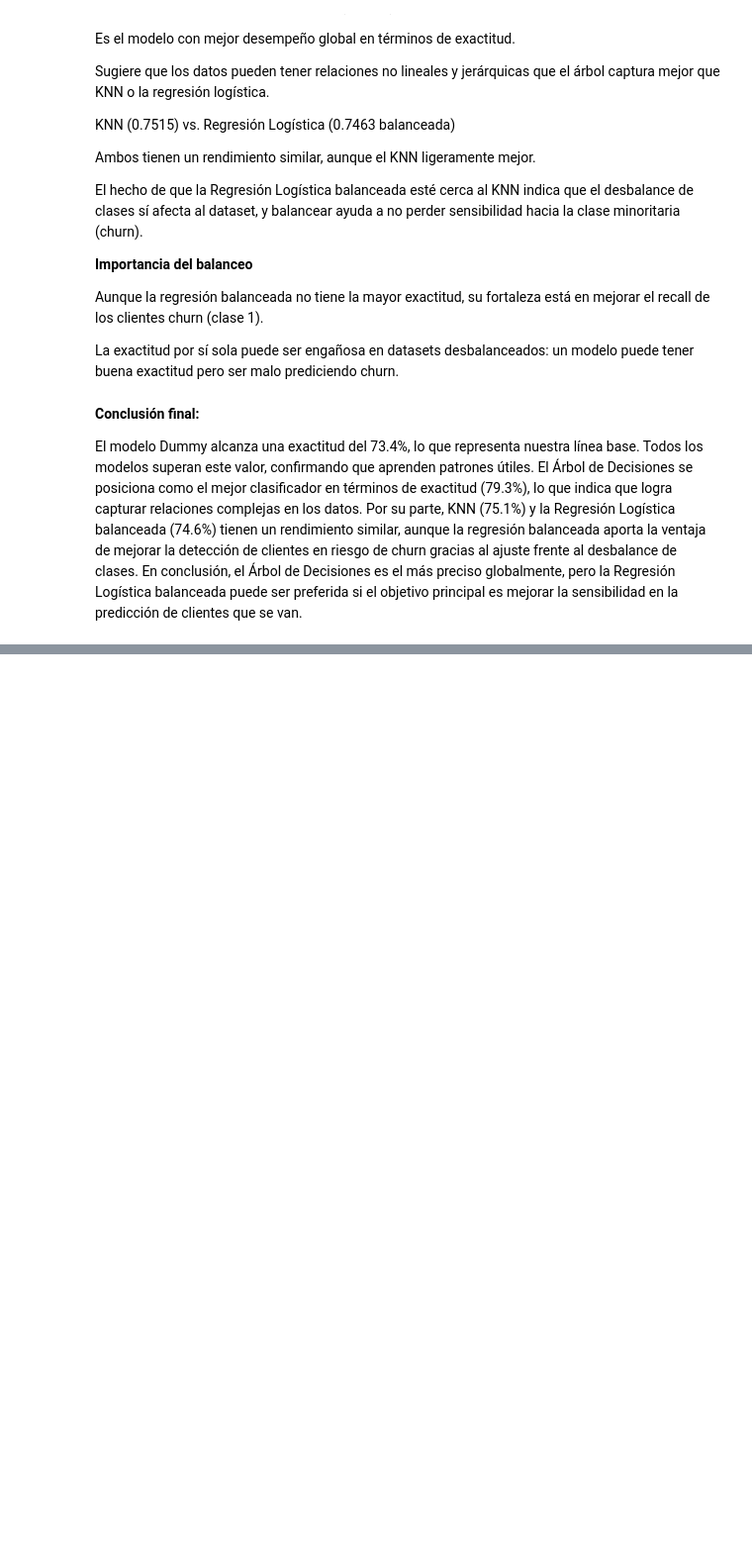
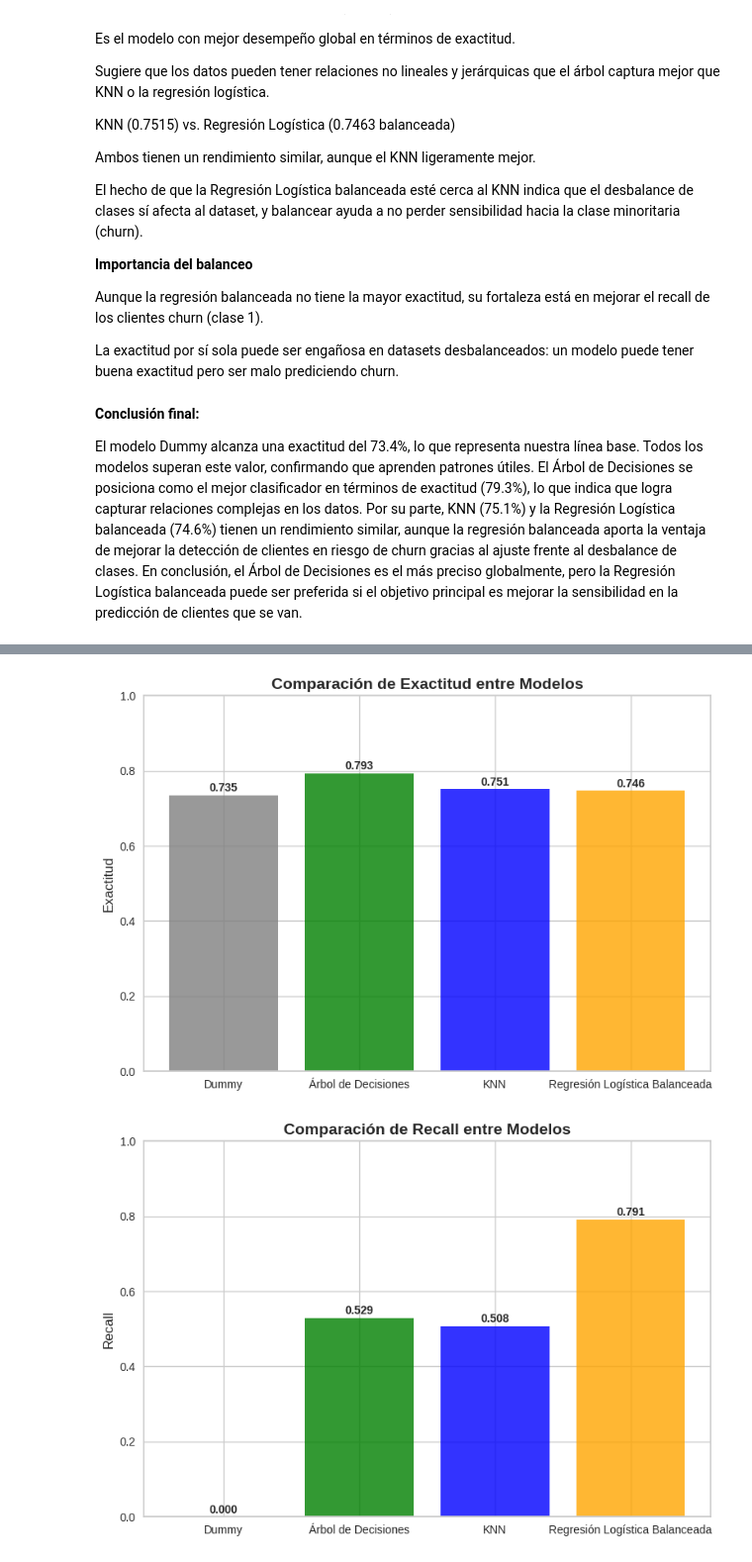
Before and after one commit to Starleen1996/TelecomX_Parte2_Latam_Predicci-n_Modelos, a Jupyter notebook: TelecomX_LATAM_Parte2_Predicción_Modelos_Actualizado.ipynb, the cells around one changed output, grey strips where cells are left out. Shown at 99% size. Drawn from its saved outputs; the diff is of its cells as text; code cells hidden in the pictures; blank space fills up the shorter version.

```diff
--- a/TelecomX_LATAM_Parte2_Predicción_Modelos_Actualizado.ipynb
+++ b/TelecomX_LATAM_Parte2_Predicción_Modelos_Actualizado.ipynb
@@ -1061,0 +1200,42 @@ El modelo Dummy alcanza una exactitud del 73.4%, lo que representa nuestra líne
+# %%
+import matplotlib.pyplot as plt
+
+# Datos de ejemplo (reemplázalos con tus valores reales)
+nombres = ['Dummy', 'Árbol de Decisiones', 'KNN', 'Regresión Logística Balanceada']
+exactitudes = [0.7345, 0.7931, 0.7515, 0.7463]   # tus valores calculados
+recalls = [0.0000, 0.5294, 0.5080, 0.7914]       # tus valores calculados
+
+# ---------- GRÁFICO DE EXACTITUD ----------
+plt.figure(figsize=(9,6))
+bars = plt.bar(nombres, exactitudes, color=["gray", "green", "blue", "orange"], alpha=0.8)
+plt.ylabel("Exactitud", fontsize=12)
+plt.title("Comparación de Exactitud entre Modelos", fontsize=14, fontweight='bold')
+plt.ylim(0, 1)
+
+# Mostrar valores encima de las barras
+for bar, valor in zip(bars, exactitudes):
+    plt.text(bar.get_x() + bar.get_width()/2, bar.get_height() + 0.01,
+             f"{valor:.3f}", ha='center', fontsize=10, fontweight='bold')
+
+# Guardar el gráfico como imagen
+plt.savefig("exactitud_modelos.png", dpi=300, bbox_inches="tight")
+plt.show()
+
+# ---------- GRÁFICO DE RECALL ----------
+plt.figure(figsize=(9,6))
+bars = plt.bar(nombres, recalls, color=["gray", "green", "blue", "orange"], alpha=0.8)
+plt.ylabel("Recall", fontsize=12)
+plt.title("Comparación de Recall entre Modelos", fontsize=14, fontweight='bold')
+plt.ylim(0, 1)
+
+# Mostrar valores encima de las barras
+for bar, valor in zip(bars, recalls):
+    plt.text(bar.get_x() + bar.get_width()/2, bar.get_height() + 0.01,
+             f"{valor:.3f}", ha='center', fontsize=10, fontweight='bold')
+
+# Guardar el gráfico como imagen
+plt.savefig("recall_modelos.png", dpi=300, bbox_inches="tight")
+plt.show()
+# %% [output]
+[figure, added]
+[figure, added]
```
Also changed, not shown: parts of 4 cells of this notebook.
